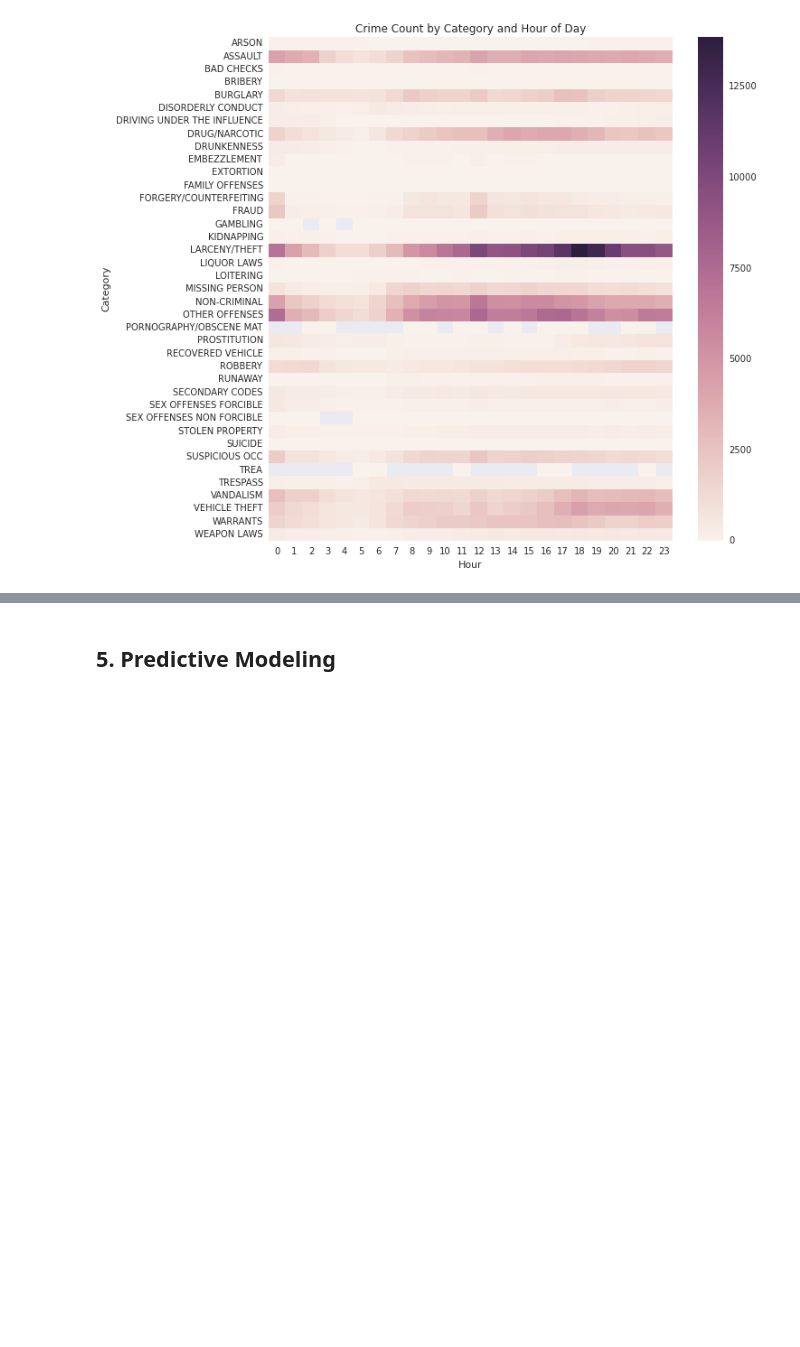
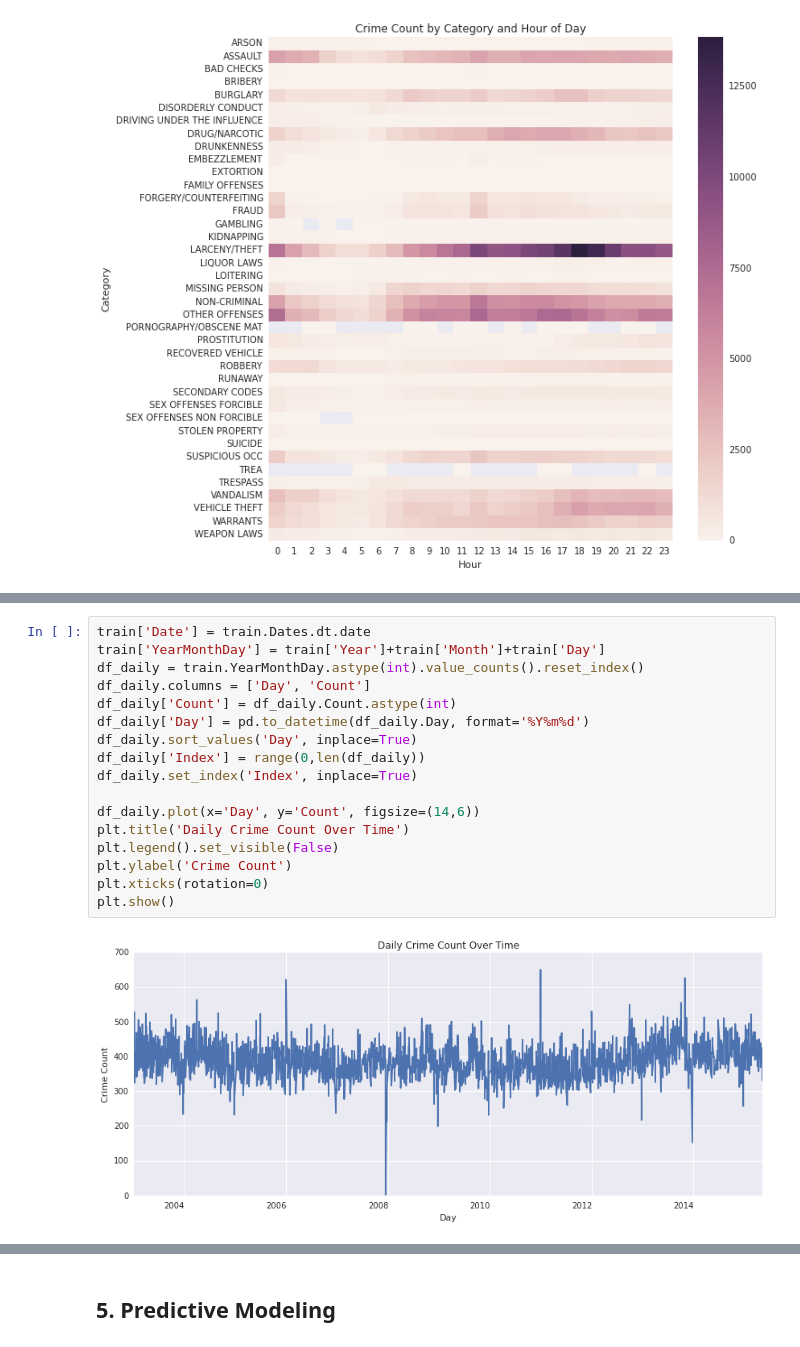
Before and after one commit to carolynamorris/SanFranciscoCrimeClassification, a Jupyter notebook: classification.ipynb, the cells around one changed output, grey strips where cells are left out. Drawn from its saved outputs; the diff is of its cells as text; blank space fills up the shorter version.

```diff
--- a/classification.ipynb
+++ b/classification.ipynb
@@ -194,2 +199,21 @@ plt.show()
+# %%
+train['Date'] = train.Dates.dt.date
+train['YearMonthDay'] = train['Year']+train['Month']+train['Day']
+df_daily = train.YearMonthDay.astype(int).value_counts().reset_index()
+df_daily.columns = ['Day', 'Count']
+df_daily['Count'] = df_daily.Count.astype(int)
+df_daily['Day'] = pd.to_datetime(df_daily.Day, format='%Y%m%d')
+df_daily.sort_values('Day', inplace=True)
+df_daily['Index'] = range(0,len(df_daily))
+df_daily.set_index('Index', inplace=True)
+
+df_daily.plot(x='Day', y='Count', figsize=(14,6))
+plt.title('Daily Crime Count Over Time')
+plt.legend().set_visible(False)
+plt.ylabel('Crime Count')
+plt.xticks(rotation=0)
+plt.show()
+# %% [output]
+[figure, added]
 # %%
 # Basic summary statistics of daily crime count
```
Also changed, not shown: parts of 29 cells of this notebook.
